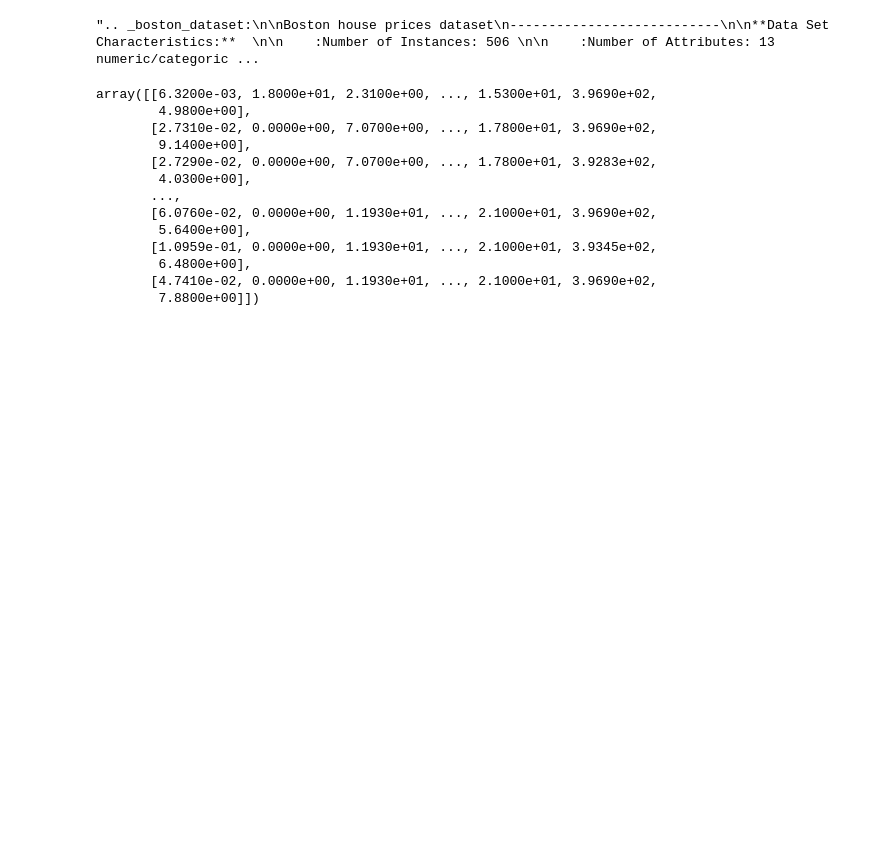
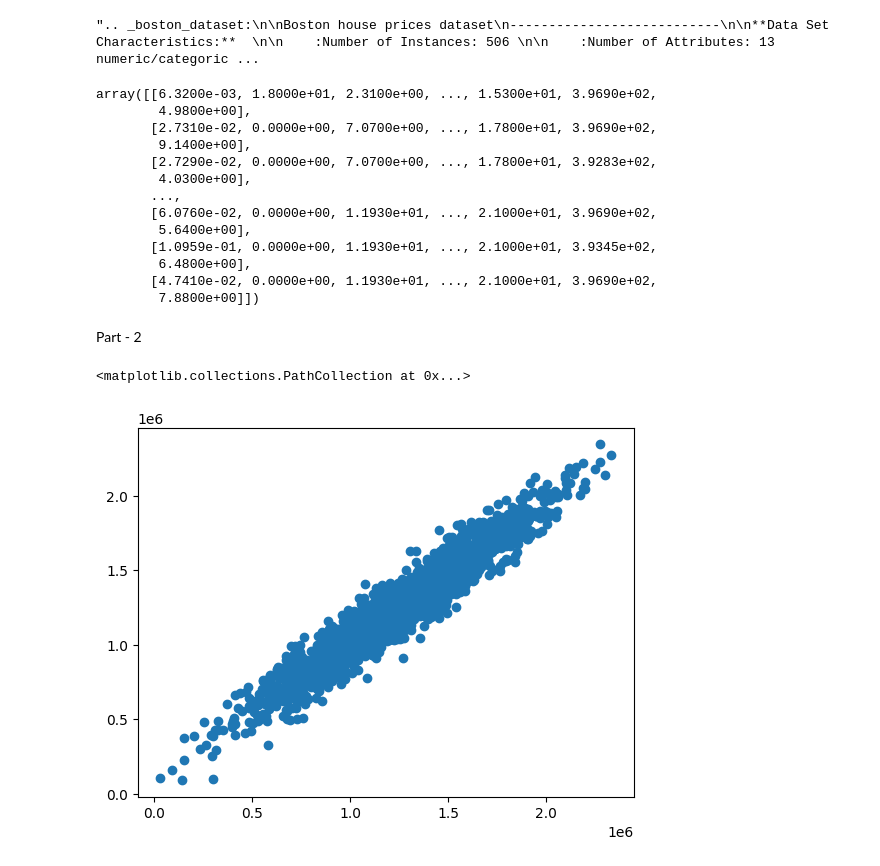
Before and after one commit to Rajasree2004/machine-learning, a Jupyter notebook: linear-regression-py/lr.ipynb, the cells around one changed output. Drawn from its saved outputs; the diff is of its cells as text; code cells hidden in the pictures; blank space fills up the shorter version.

Commit message:
prediction done

```diff
--- a/linear-regression-py/lr.ipynb
+++ b/linear-regression-py/lr.ipynb
@@ -153,3 +153,12 @@ array([[6.3200e-03, 1.8000e+01, 2.3100e+00, ..., 1.5300e+01, 3.9690e+02,
         6.4800e+00],
        [4.7410e-02, 0.0000e+00, 1.1930e+01, ..., 2.1000e+01, 3.9690e+02,
         7.8800e+00]])
+# %% [markdown]
+Part - 2
+# %%
+predictions = lm.predict(X_test)
+# %%
+plt.scatter(y_test, predictions)
+# %% [output]
+<matplotlib.collections.PathCollection at 0x...>
+[figure, added]
```
Also changed, not shown: parts of 1 cell of this notebook, 1 other file.
